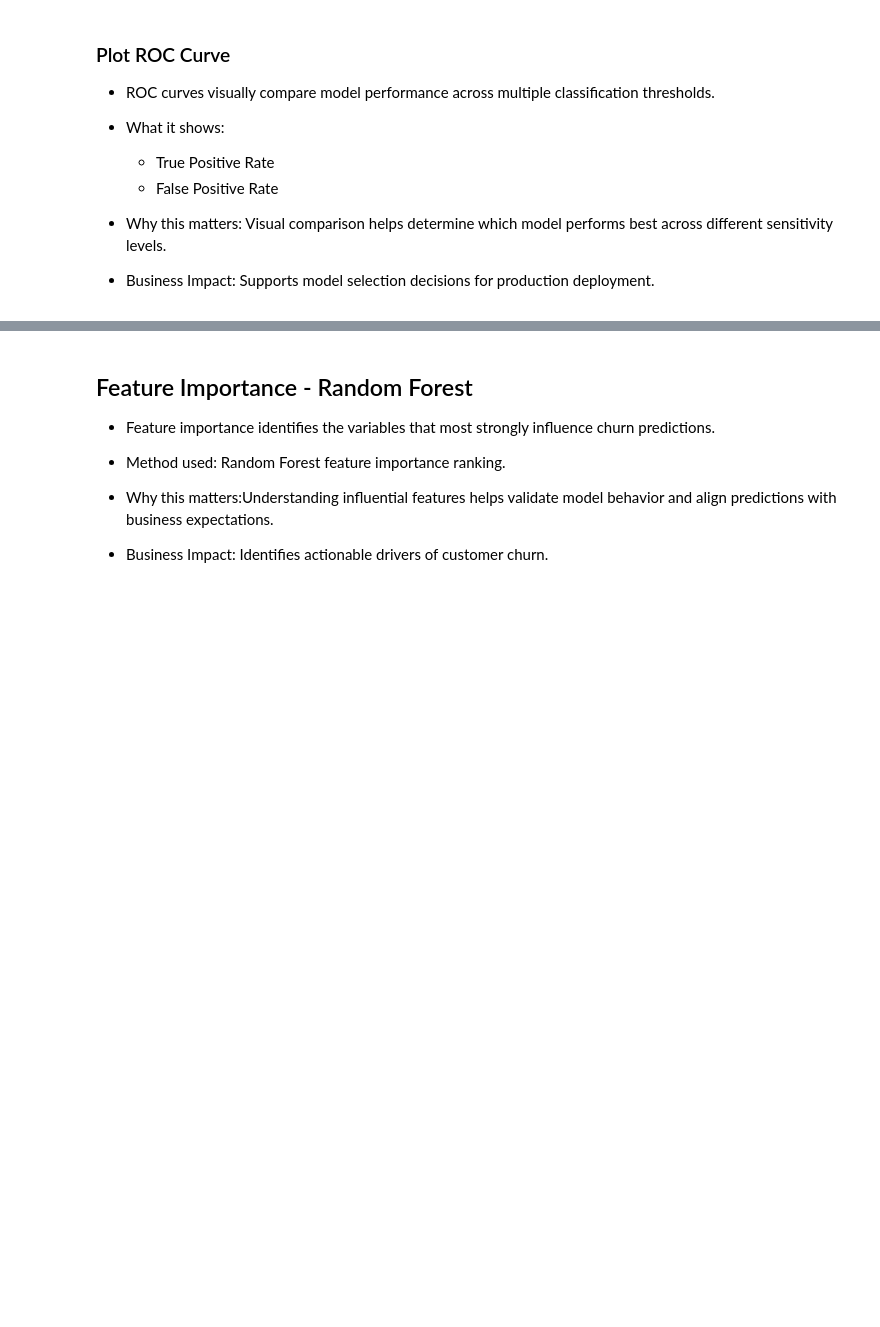
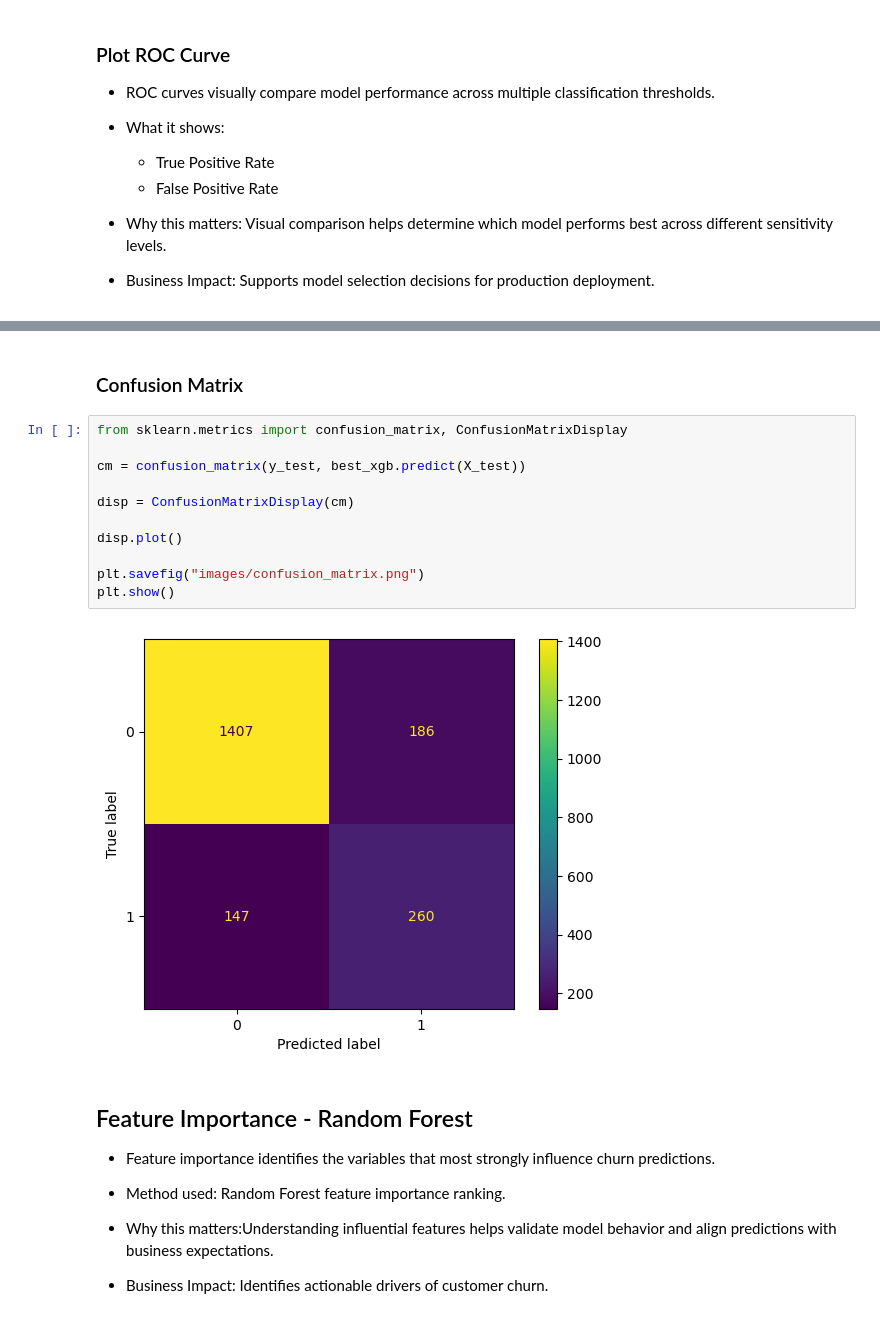
Before and after one commit to ShravaniNK/bank-customer-churn-prediction, a Jupyter notebook: churn_model.ipynb, the cells around one changed output, grey strips where cells are left out. Cells and saved outputs as stored; diff of their text form; blank space fills up the shorter version.

Commit message:
Updated churn_model notebook with confusion matrix, feature importance plots and ROC curve

```diff
--- a/churn_model.ipynb
+++ b/churn_model.ipynb
@@ -516,3 +562,18 @@ plt.show()
+# %% [markdown]
+### Confusion Matrix
+# %%
+from sklearn.metrics import confusion_matrix, ConfusionMatrixDisplay
+
+cm = confusion_matrix(y_test, best_xgb.predict(X_test))
+
+disp = ConfusionMatrixDisplay(cm)
+
+disp.plot()
+
+plt.savefig("images/confusion_matrix.png")
+plt.show()
+# %% [output]
+[figure, added]
 # %% [markdown]
 ## Feature Importance - Random Forest
 
```
Also changed, not shown: parts of 8 cells of this notebook.
